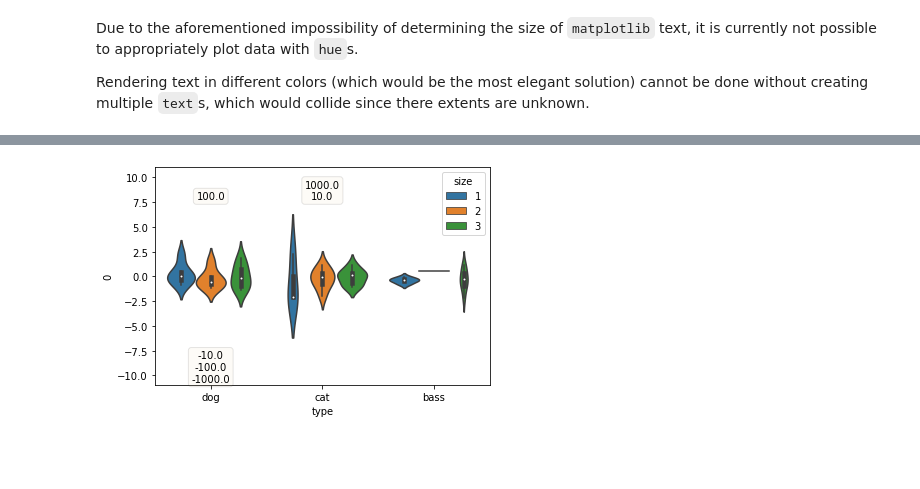
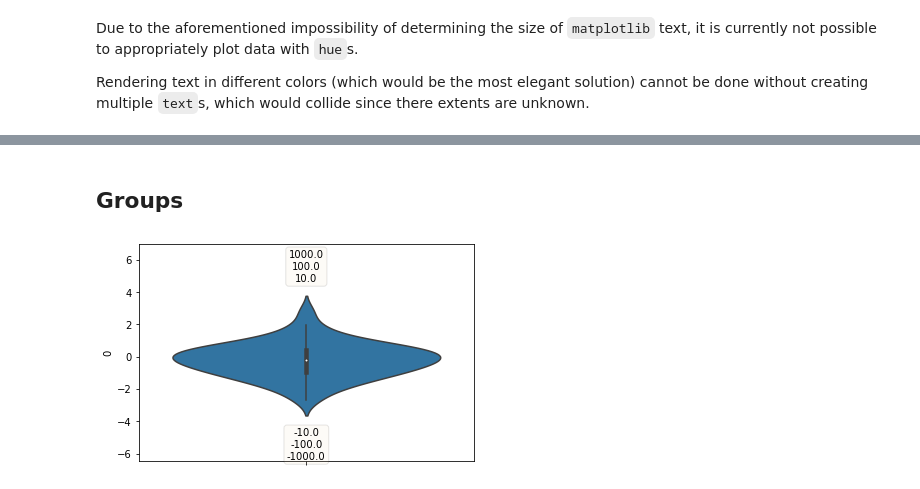
Before and after one commit to wendli01/outlier_plotting, a Jupyter notebook: outlier_plot.ipynb, the cells around one changed output, grey strips where cells are left out. Saved outputs shown, nothing was run; the diff lists cells and outputs as text; code cells hidden in the pictures; blank space fills up the shorter version.

```diff
--- a/outlier_plot.ipynb
+++ b/outlier_plot.ipynb
@@ -92,4 +100,6 @@ Rendering text in different colors (which would be the most elegant solution) ca
+# %% [markdown]
+## Groups
 # %%
-handle_outliers(data=df, plotter = sns.violinplot, x = 'type', y=0, hue='size');
+handle_outliers(data=df, plotter = sns.violinplot, hue = 'type', y=0);
 # %% [output]
-[figure, old version]
+[figure, new version]
```
Also changed, not shown: parts of 7 cells of this notebook, 1 other file.
